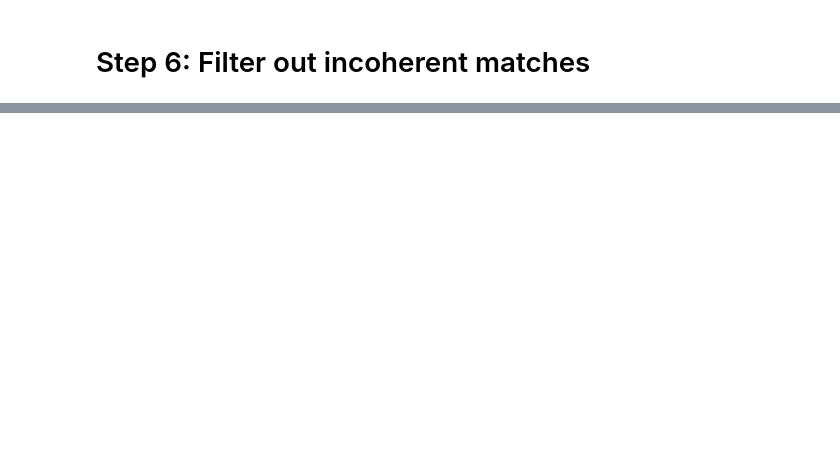
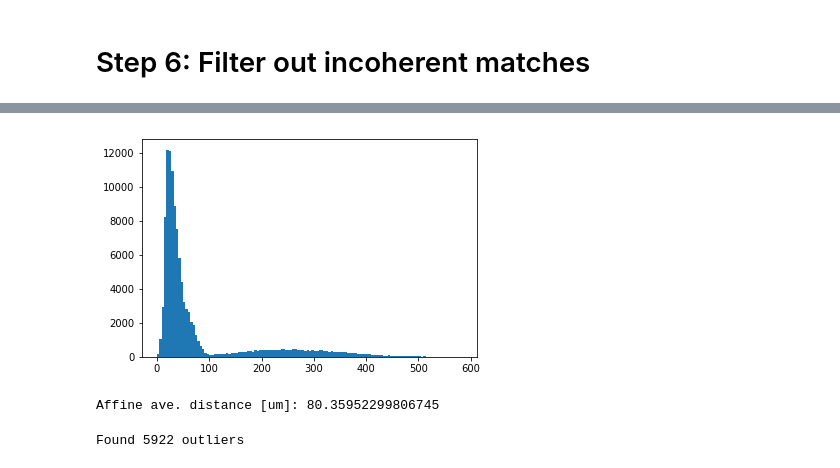
Before and after one commit to chunglabmit/phathom, a Jupyter notebook: notebooks/6_filter_and_estimate_affine.ipynb, the cells around one changed output, grey strips where cells are left out. Drawn from its saved outputs; the diff is of its cells as text; code cells hidden in the pictures; blank space fills up the shorter version.

```diff
--- a/notebooks/6_filter_and_estimate_affine.ipynb
+++ b/notebooks/6_filter_and_estimate_affine.ipynb
@@ -102,9 +118,12 @@ plotting.plot_correspondence(affine_keypts_um, moving_keypts_um)
 # %%
 # Show residuals after affine
 affine_residuals = reg.match_distance(affine_keypts_um,
                                       moving_keypts_um)
-plotting.plot_hist(affine_residuals)
+plotting.plot_hist(affine_residuals, 128)
 print('Affine ave. distance [um]:', affine_residuals.mean())
+# %% [output]
+[figure, added]
+Affine ave. distance [um]: 80.35952299806745
 # %%
 # Calculate displacement coherence
 n_neighbors = 3
@@ -118,16 +137,18 @@ print('Average coherence: {}'.format(coherences.mean()))
 # Filter out incoherent matches
 min_coherence = 0.98
 
-coherent_idx = np.where(coherence > min_coherence)
-print('Found {} outliers'.format(len(coherence)-len(coherent_idx[0])))
+coherent_idx = np.where(coherences > min_coherence)
+print('Found {} outliers'.format(len(coherences)-len(coherent_idx[0])))
 
 fixed_keypts_coherent = fixed_keypts_dist[coherent_idx]
 affine_keypts_coherent = affine_keypts_dist[coherent_idx]
 moving_keypts_coherent = moving_keypts_dist[coherent_idx]
 
-fixed_keypts_coherent_um = fixed_keypts__dist_um[coherent_idx]
+fixed_keypts_coherent_um = fixed_keypts_dist_um[coherent_idx]
 affine_keypts_coherent_um = affine_keypts_dist_um[coherent_idx]
-moving_keypts_coherent_um = moving_keypts__dist_um[coherent_idx]
+moving_keypts_coherent_um = moving_keypts_dist_um[coherent_idx]
+# %% [output]
+Found 5922 outliers
 # %%
 # Plot filtered matches
 plotting.plot_pts(affine_keypts_coherent_um,
```
Also changed, not shown: parts of 9 cells of this notebook, 11 other files.
